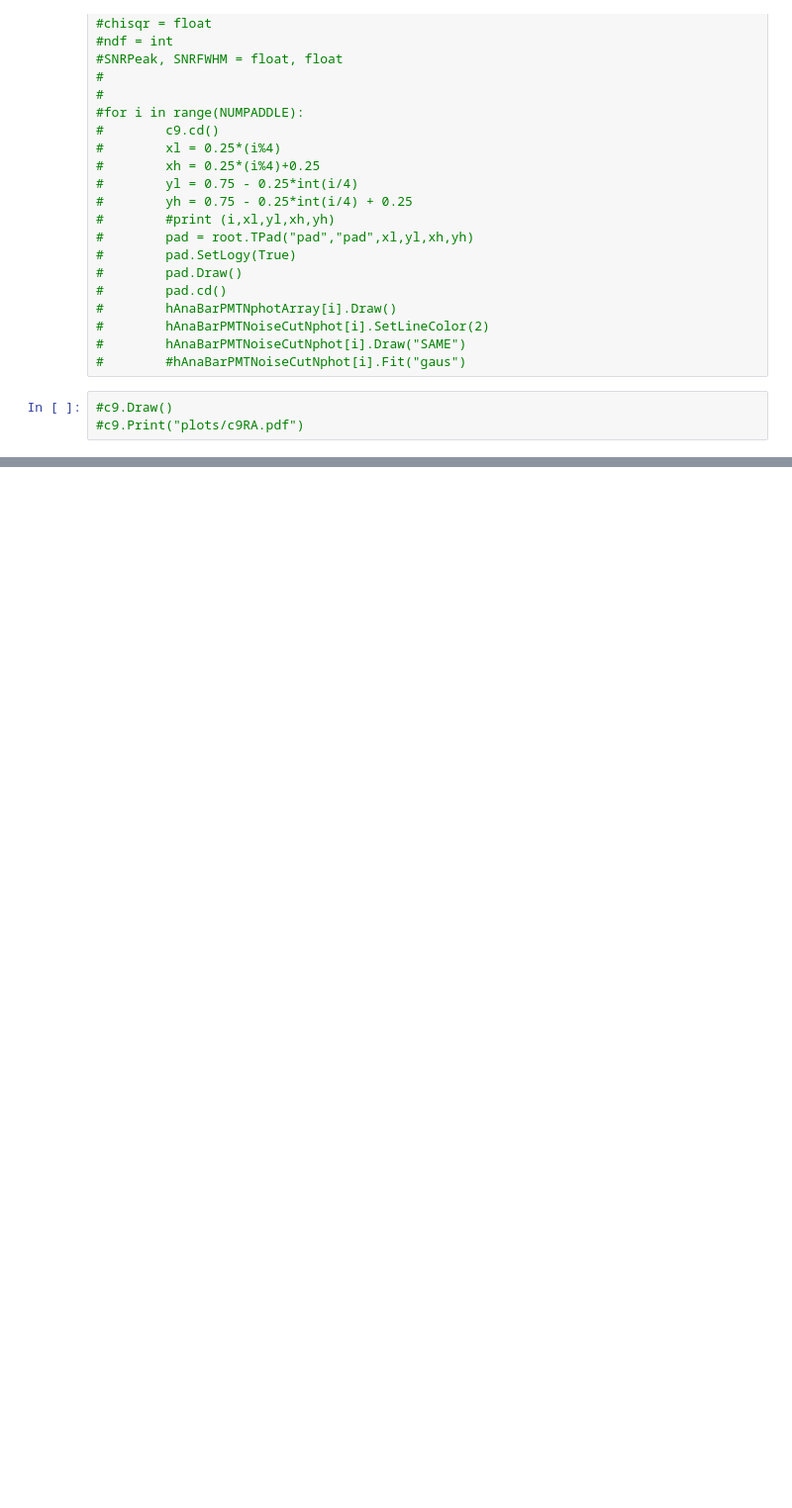
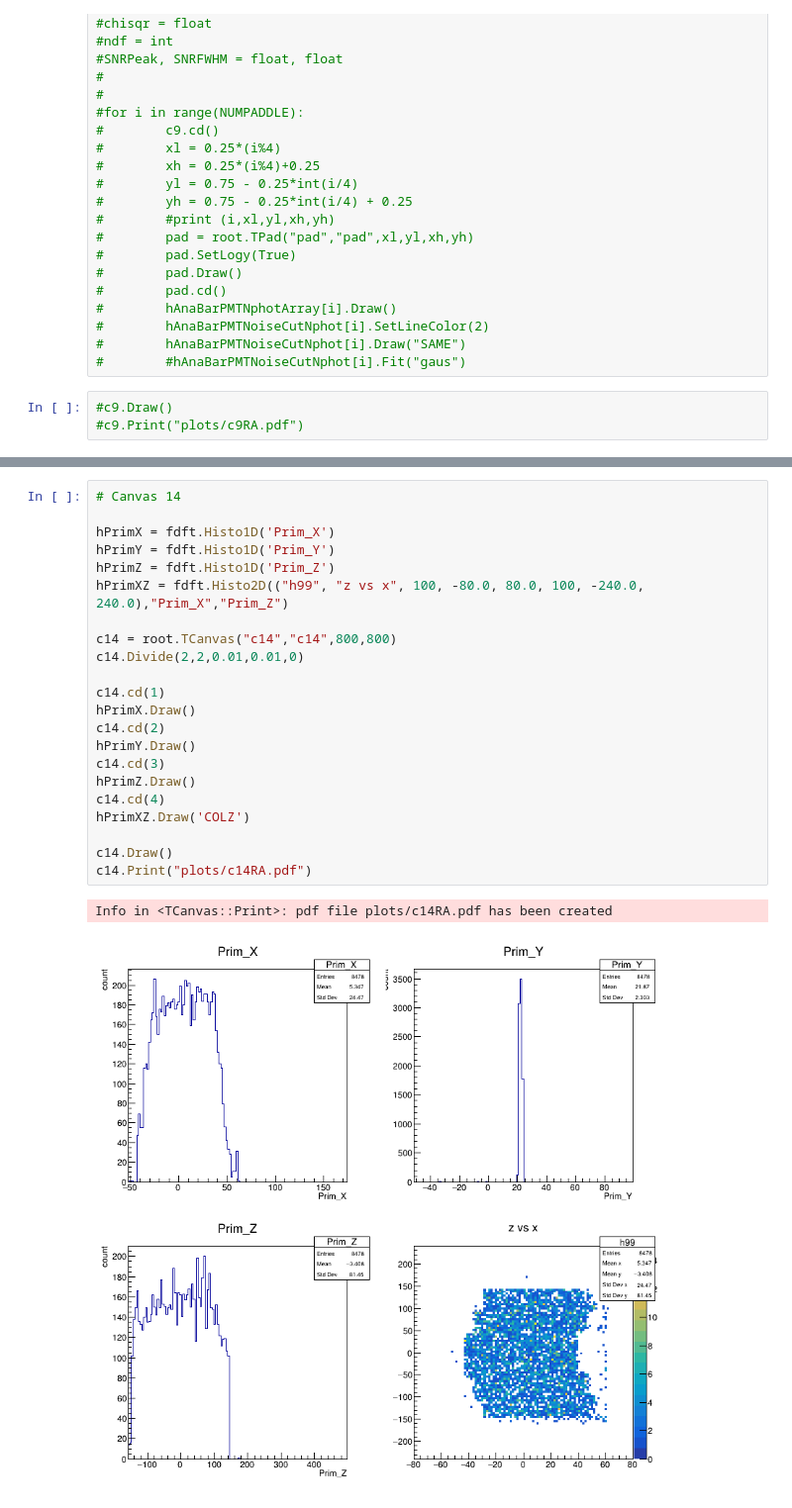
Before and after one commit to chapatilasers/AnaBarMC, a Jupyter notebook: AnalyseSignalsRDataFrameNoKE.ipynb, the cells around one changed output, grey strips where cells are left out. Shown at 99% size. Saved outputs shown, nothing was run; the diff lists cells and outputs as text; blank space fills up the shorter version.

```diff
--- a/AnalyseSignalsRDataFrameNoKE.ipynb
+++ b/AnalyseSignalsRDataFrameNoKE.ipynb
@@ -996,0 +1003,25 @@ c13.Draw()
+# %%
+# Canvas 14
+
+hPrimX = fdft.Histo1D('Prim_X')
+hPrimY = fdft.Histo1D('Prim_Y')
+hPrimZ = fdft.Histo1D('Prim_Z')
+hPrimXZ = fdft.Histo2D(("h99", "z vs x", 100, -80.0, 80.0, 100, -240.0, 240.0),"Prim_X","Prim_Z")
+
+c14 = root.TCanvas("c14","c14",800,800)
+c14.Divide(2,2,0.01,0.01,0)
+
+c14.cd(1)
+hPrimX.Draw()
+c14.cd(2)
+hPrimY.Draw()
+c14.cd(3)
+hPrimZ.Draw()
+c14.cd(4)
+hPrimXZ.Draw('COLZ')
+
+c14.Draw()
+c14.Print("plots/c14RA.pdf")
+# %% [output]
+Info in <TCanvas::Print>: pdf file plots/c14RA.pdf has been created
+[figure, added]
```
Also changed, not shown: parts of 16 cells of this notebook, 7 other files.
